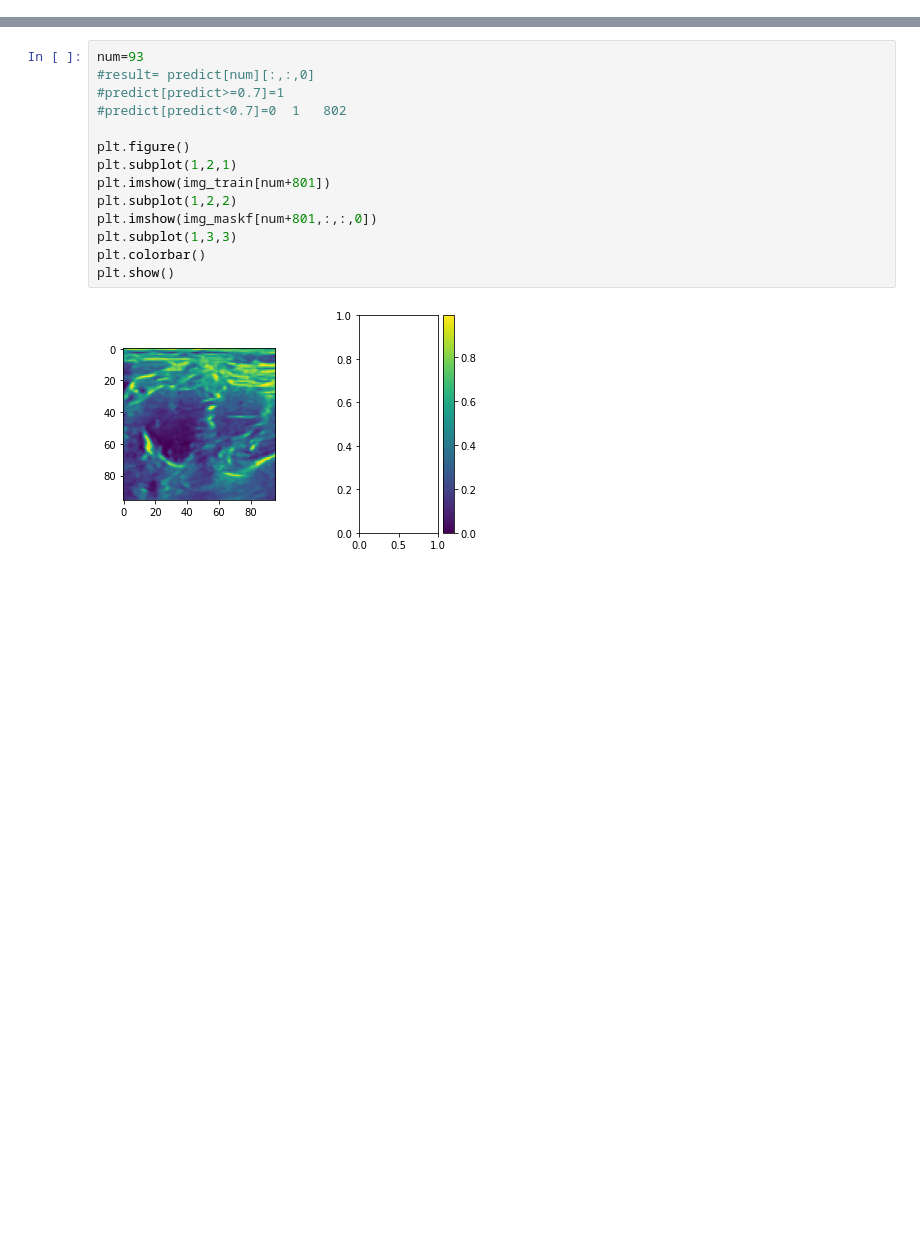
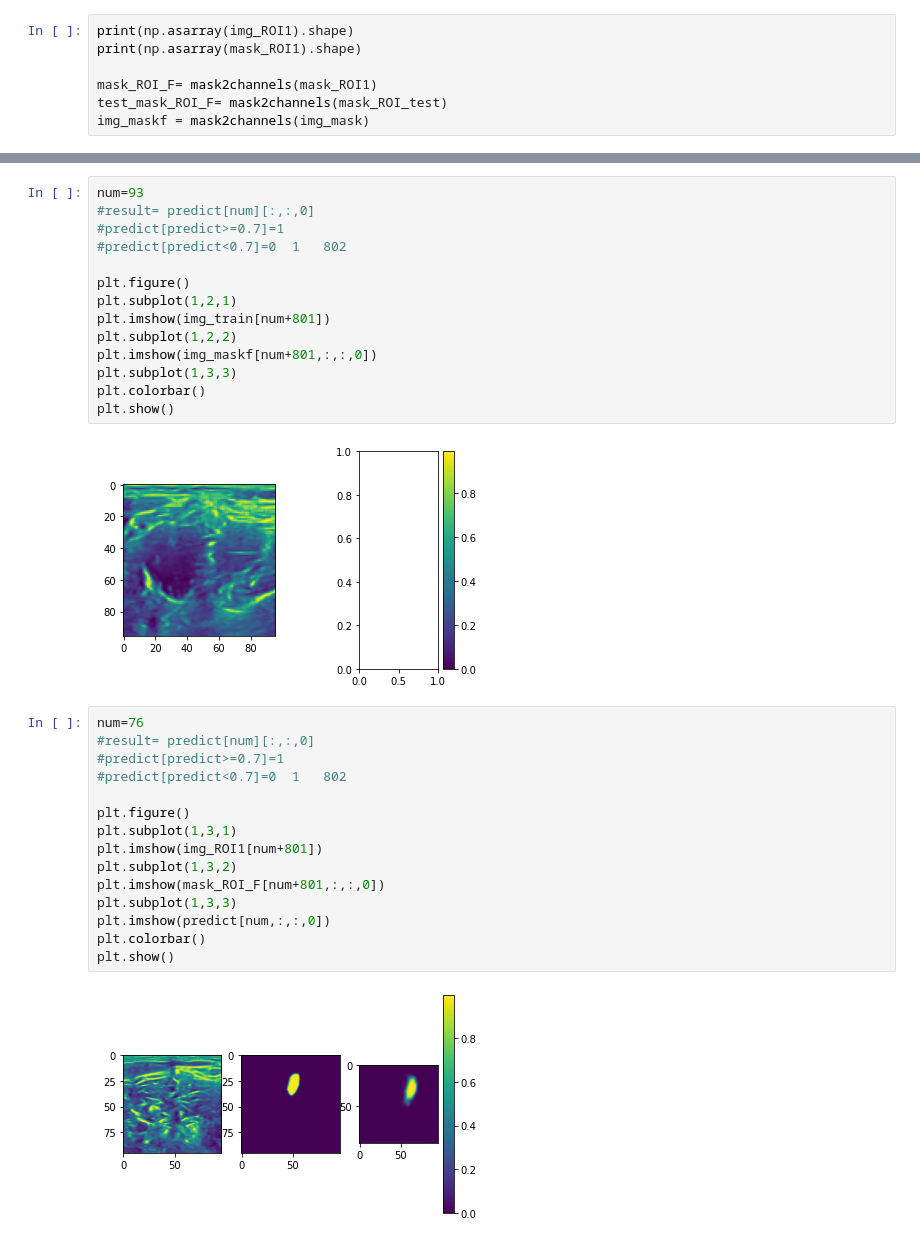
Before and after one commit to pranay-ar/Catheter-Positioning-Tool, a Jupyter notebook: visuals.ipynb, the cells around one changed output, grey strips where cells are left out. Drawn from its saved outputs; the diff is of its cells as text; blank space fills up the shorter version.

```diff
--- a/visuals.ipynb
+++ b/visuals.ipynb
@@ -56,0 +55,7 @@ img_maskf = mask2channels(img_mask)
+# %%
+print(np.asarray(img_ROI1).shape)
+print(np.asarray(mask_ROI1).shape)
+
+mask_ROI_F= mask2channels(mask_ROI1)
+test_mask_ROI_F= mask2channels(mask_ROI_test)
+img_maskf = mask2channels(img_mask)
@@ -70,3 +78,20 @@ plt.colorbar()
 plt.show()
 # %% [output]
 [figure]
+# %%
+num=76
+#result= predict[num][:,:,0]
+#predict[predict>=0.7]=1
+#predict[predict<0.7]=0  1   802
+
+plt.figure()
+plt.subplot(1,3,1)
+plt.imshow(img_ROI1[num+801])
+plt.subplot(1,3,2)
+plt.imshow(mask_ROI_F[num+801,:,:,0])
+plt.subplot(1,3,3)
+plt.imshow(predict[num,:,:,0])
+plt.colorbar()
+plt.show()
+# %% [output]
+[figure, added]
```
Also changed, not shown: parts of 3 cells of this notebook, 2 other files.
